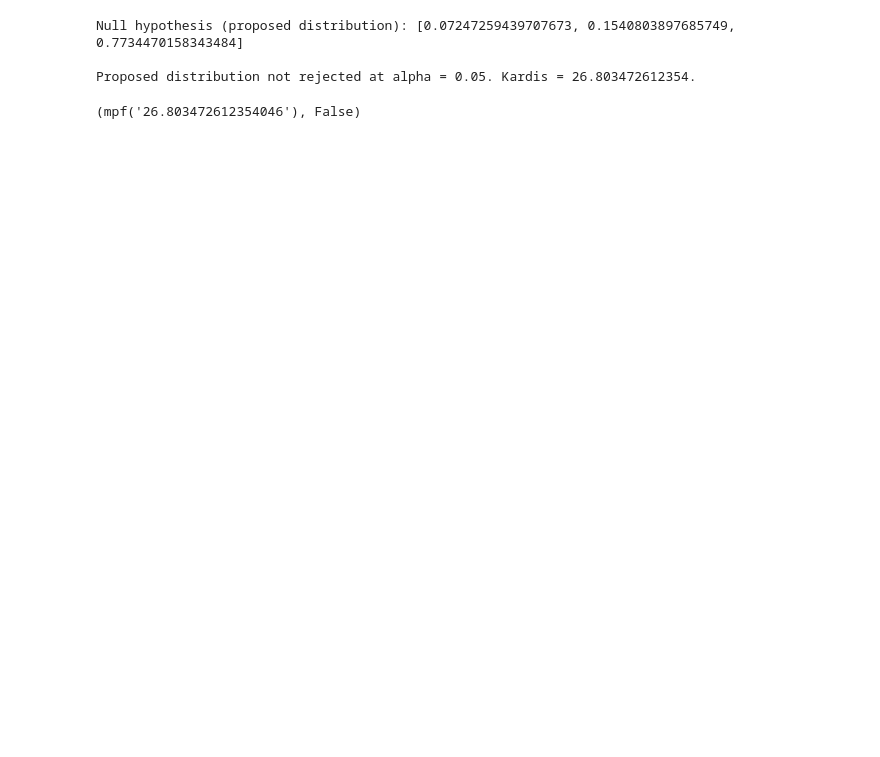
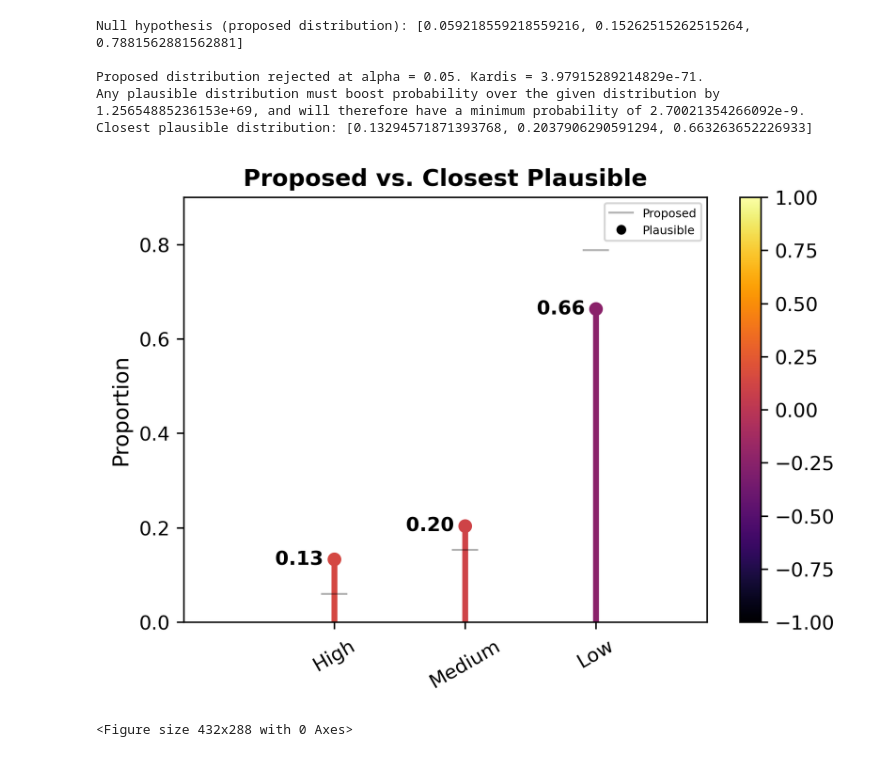
Before and after one commit to AMISTAD-lab/bias-in-data-source, a Jupyter notebook: compas_experiments_prior_charges.ipynb, the cells around one changed output. Cells and saved outputs as stored; diff of their text form; code cells hidden in the pictures; blank space fills up the shorter version.

```diff
--- a/compas_experiments_prior_charges.ipynb
+++ b/compas_experiments_prior_charges.ipynb
@@ -12,7 +12,7 @@ from graph_distributions import *
 #0 denotes no priors. le5 denotes greater than 0 but less than equal to 5 priors. gt5 denotes greater than 5 priors
 #Priors = 0
 
-file = open(r"Datasets/people.csv", mode='r', encoding='utf-8-sig')
+file = open(r"Datasets/compas-scores.csv", mode='r', encoding='utf-8-sig')
 csvreader = csv.reader(file)
 rowlist = [row for row in csvreader]
 for category in rowlist[0]:
@@ -21,44 +21,50 @@ for category in rowlist[0]:
 file.close()
 
 priors_0_ids = [int(id[x]) for x in range(len(id)) if int(priors_count[x]) == 0]
+
 priors_0_races = [race[x-1] for x in priors_0_ids]
 
-priors_le5_ids = [int(id[x]) for x in range(len(id)) if 0 < int(priors_count[x]) <= 5]
+priors_0_scores = [score_text[x-1] for x in priors_0_ids]
+
+
+priors_le5_ids = [int(id[x]) for x in range(len(id)) if int(priors_count[x]) > 0 and int(priors_count[x]) <= 5]
+
 priors_le5_races = [race[x-1] for x in priors_le5_ids]
 
+priors_le5_scores = [score_text[x-1] for x in priors_le5_ids]
+
+
 priors_gt5_ids = [int(id[x]) for x in range(len(id)) if int(priors_count[x]) > 5]
+
 priors_gt5_races = [race[x-1] for x in priors_gt5_ids]
 
-file = open(r"Datasets/compas.csv", mode='r', encoding='utf-8-sig')
-csvreader = csv.reader(file)
-rowlist = [row for row in csvreader]
-for category in rowlist[0]:
-    index = rowlist[0].index(category)
-    exec(category + " = [row[index] for row in rowlist[1:]]")
-file.close()
-
-priors_0_scores = [score_text[(x-1)*3+2] for x in priors_0_ids]
-priors_le5_scores = [score_text[(x-1)*3+2] for x in priors_le5_ids]
-priors_gt5_scores = [score_text[(x-1)*3+2] for x in priors_gt5_ids]
+priors_gt5_scores = [score_text[x-1] for x in priors_gt5_ids]
 # %%
 #0 Priors Test
 recid_races_and_scores = list(filter(lambda x: not x[1] == 'N/A', list(zip(priors_0_races,priors_0_scores))))
 white_count = len(list(filter(lambda x: x[0] == 'Caucasian', recid_races_and_scores)))
 white_props = [recid_races_and_scores.count(('Caucasian','High'))/white_count, \
                 recid_races_and_scores.count(('Caucasian', 'Medium'))/white_count, \
                 recid_races_and_scores.count(('Caucasian', 'Low'))/white_count]
 AA_scores = list(filter(lambda x: x[0] == 'African-American', recid_races_and_scores))
 
 print("Null hypothesis (proposed distribution): " + str(white_props) + "\n")
 
-hypothesis_test(AA_scores,\
+q_white_props = hypothesis_test(AA_scores,\
                 [('African-American','High'),('African-American','Medium'),('African-American','Low')],\
-                alpha = 0.05, hypothesis = white_props)
+                alpha = 0.05, hypothesis = white_props)[4]
+
+graph_distributions(q_white_props,\
+                    [('High'),('Medium'),('Low')],\
+                    hypothesis=white_props, filename=r"Results/compas_AA_0priors_white_dist.pdf")
 # %% [output]
-Null hypothesis (proposed distribution): [0.07247259439707673, 0.1540803897685749, 0.7734470158343484]
+Null hypothesis (proposed distribution): [0.059218559218559216, 0.15262515262515264, 0.7881562881562881]
 
-Proposed distribution not rejected at alpha = 0.05. Kardis = 26.803472612354.
+Proposed distribution rejected at alpha = 0.05. Kardis = 3.97915289214829e-71.
+Any plausible distribution must boost probability over the given distribution by 1.25654885236153e+69, and will therefore have a minimum probability of 2.70021354266092e-9.
+Closest plausible distribution: [0.13294571871393768, 0.2037906290591294, 0.663263652226933]
+[figure, added]
-(mpf('26.803472612354046'), False)
+<Figure size 432x288 with 0 Axes>
 # %%
 #<=5 Priors Test
 recid_races_and_scores = list(filter(lambda x: not x[1] == 'N/A', list(zip(priors_le5_races,priors_le5_scores))))
```
Also changed, not shown: parts of 2 cells of this notebook, 1 other file.
